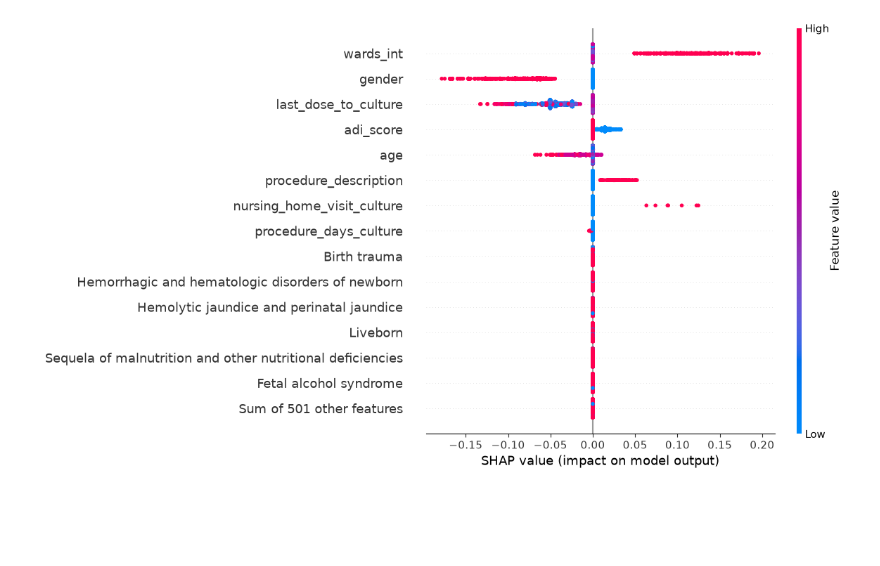
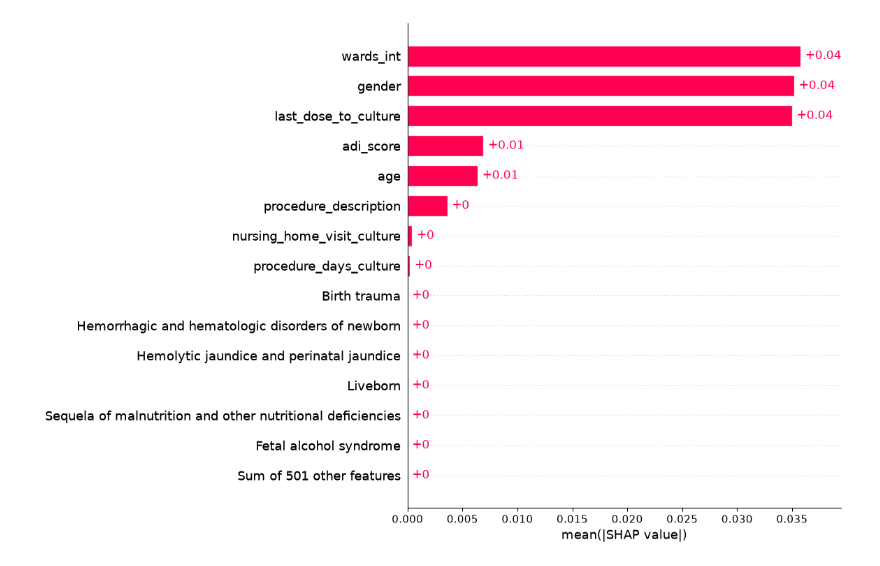
Before and after one commit to renatawong/qml-amr, a Jupyter notebook: viz_shapley.ipynb, the cells around one changed output. Saved outputs shown, nothing was run; the diff lists cells and outputs as text; code cells hidden in the pictures; blank space fills up the shorter version.

Commit message:
shapley bar image

```diff
--- a/viz_shapley.ipynb
+++ b/viz_shapley.ipynb
@@ -1,17 +1,17 @@
 # %%
 import shap
 import pickle
 import pandas as pd
 DRUG = "AMC"
 with open(f"CShapley/{DRUG}.sav", "rb") as file:
     shapley = pickle.load(file)
 if "_reduced" in DRUG:
     df = pd.read_csv(f"dataset/by_antibiotic_12comorbdims/{DRUG.split("_")[0]}.csv")
     features = list(df.drop(columns=["anon_id","order_time_jittered_utc_shifted","resistant","Unnamed: 0"]).columns)
 else:
     df = pd.read_csv(f"dataset/by_antibiotic/{DRUG}.csv")
     features = list(df.drop(columns=["anon_id","order_time_jittered_utc_shifted","resistant","Unnamed: 0",'Unnamed: 0.3', 'Unnamed: 0.2', 'Unnamed: 0.1']).columns)
 shapley.feature_names = features
-shap.plots.beeswarm(shapley[:,:,1], max_display=15)
+shap.plots.bar(shapley[:,:,1], max_display=15)
 # %% [output]
-[figure, old version]
+[figure, new version]
```
Also changed, not shown: 1 other file.
